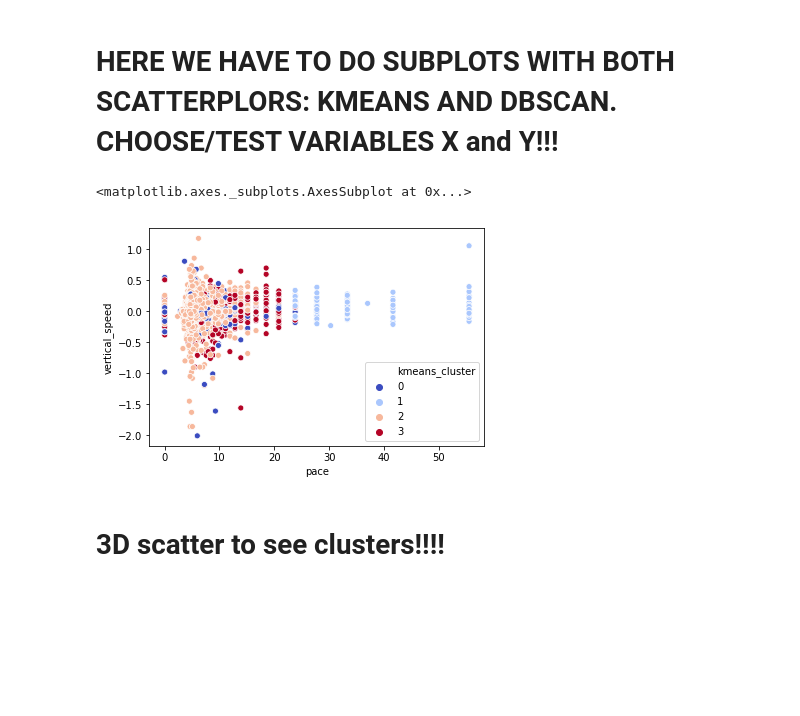
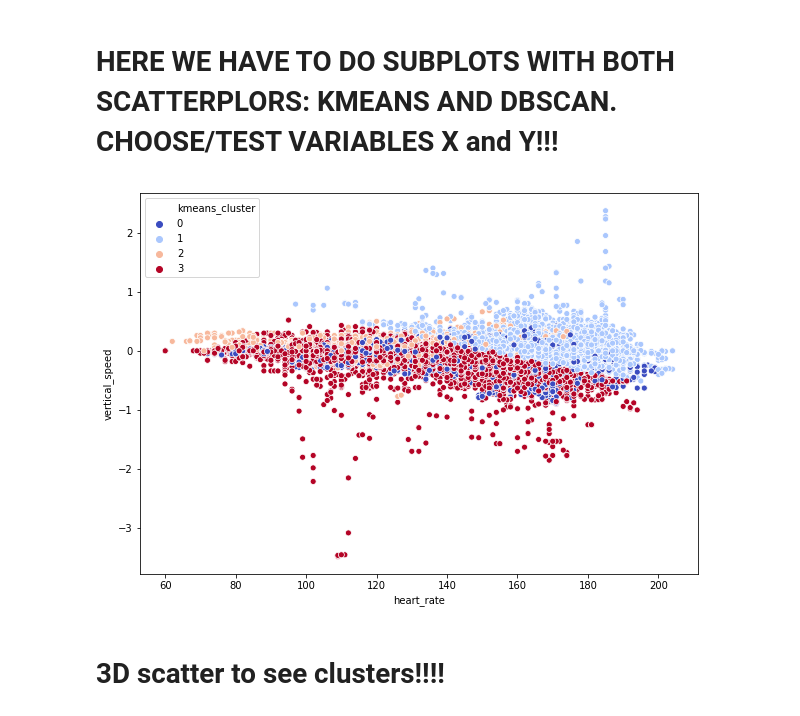
Before and after one commit to pausampietro/run_perfomance, a Jupyter notebook: 3. Data Clustering.ipynb, the cells around one changed output. Drawn from its saved outputs; the diff is of its cells as text; code cells hidden in the pictures; blank space fills up the shorter version.

Commit message:
Both DBSC & Kmeans done, with 3D plot and scores

```diff
--- a/3. Data Clustering.ipynb
+++ b/3. Data Clustering.ipynb
@@ -21,7 +21,7 @@ To work on this part, we only import the relevant and not redundant columns of t
 # %%
 Ssql = """SELECT idmove, idrecord, enhanced_altitude, vertical_speed, records.heart_rate, records.pace, athlete
-         FROM records
-         INNER JOIN moves ON move = idmove"""
+         FROM records INNER JOIN moves ON move = idmove
+         WHERE athlete = 'P'"""
 
 # Function created for this purpose, that imports data with specific select query
 records = read_table_sql('records', Ssql)
@@ -42,7 +42,11 @@ One problem with the dataset is the value ranges are remarkably different across
 from sklearn.preprocessing import StandardScaler
 # %%
 scaler = StandardScaler()
+
+# Subsampling to not running out of memory
 records_feat = records[['enhanced_altitude', 'vertical_speed', 'heart_rate', 'pace']]
+records_feat = records_feat.sample(100000)
+
 records_sc = scaler.fit_transform(records_feat)
 # %%
 pd.DataFrame(records_sc).head()
@@ -63,5 +67,5 @@ km_model = KMeans(n_clusters=4)
 km_fit = km_model.fit(X=records_sc)
 
 # We add a column with the labels provided by the algorithm
-records['kmeans_cluster'] = km_model.labels_
+records_feat['kmeans_cluster'] = km_model.labels_
 # %%
@@ -82,5 +86,5 @@ dbscan_model = DBSCAN(eps=0.5, min_samples=6)
 dbscan_model.fit(records_sc)
 
 # We add a column with the labels provided by the algorithm
-pref_df['dbscan_cluster'] = dbscan_model.labels_
+records_feat['dbscan_cluster'] = dbscan_model.labels_
 # %%
@@ -108,8 +119,9 @@ sample = records.sample(10000)
 # %%
-sns.scatterplot(x='pace',y='vertical_speed',data=sample ,hue='kmeans_cluster',palette="coolwarm")
+plt.figure(figsize=(10,7))
+sns.scatterplot(x='heart_rate',y='vertical_speed',data=records_feat ,hue='kmeans_cluster',palette="coolwarm")
+plt.show()
 # %% [output]
-<matplotlib.axes._subplots.AxesSubplot at 0x...>
-[figure, old version]
+[figure, new version]
 # %% [markdown]
 # 3D scatter to see clusters!!!!
 # %%
```
Also changed, not shown: parts of 10 cells of this notebook.
